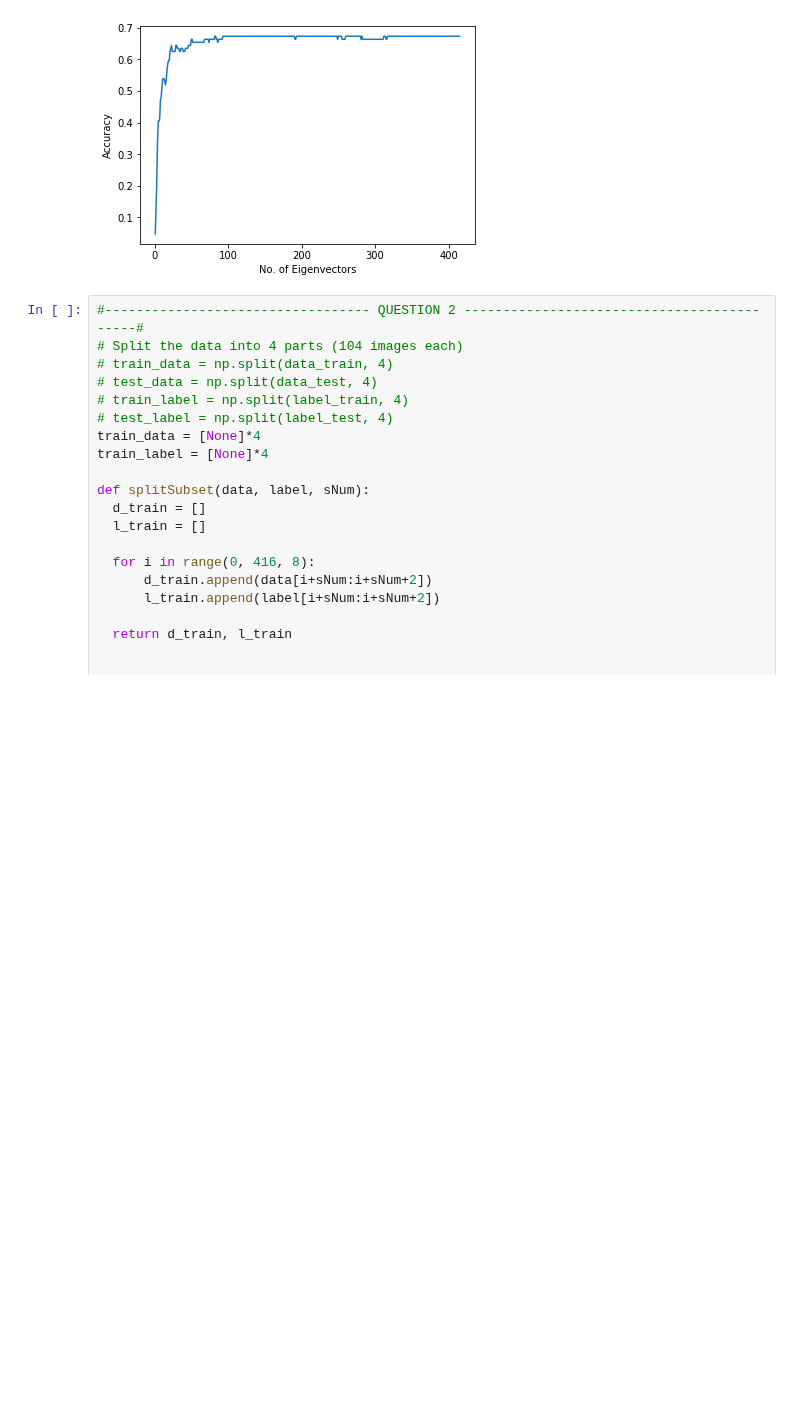
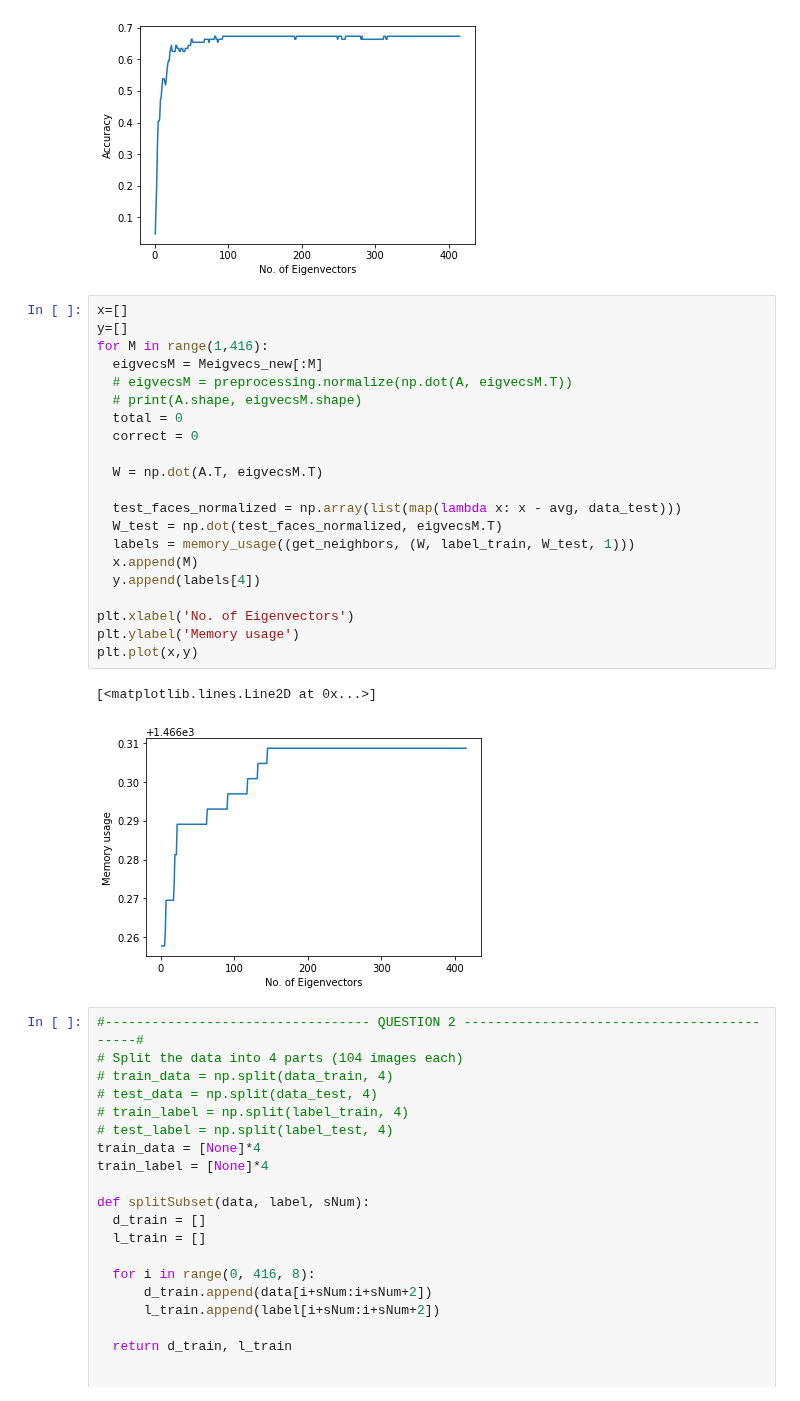
Before and after one commit to pedromonteiro18/Pattern_Recognition, a Jupyter notebook: Coursework.ipynb, the cells around one changed output. Saved outputs shown, nothing was run; the diff lists cells and outputs as text; blank space fills up the shorter version.

```diff
--- a/Coursework.ipynb
+++ b/Coursework.ipynb
@@ -216,6 +222,30 @@ plt.plot(x,y)
 # %% [output]
 [<matplotlib.lines.Line2D at 0x...>]
 [figure]
+# %%
+x=[]
+y=[]
+for M in range(1,416):
+  eigvecsM = Meigvecs_new[:M]
+  # eigvecsM = preprocessing.normalize(np.dot(A, eigvecsM.T))
+  # print(A.shape, eigvecsM.shape)
+  total = 0
+  correct = 0
+
+  W = np.dot(A.T, eigvecsM.T)
+
+  test_faces_normalized = np.array(list(map(lambda x: x - avg, data_test)))
+  W_test = np.dot(test_faces_normalized, eigvecsM.T)
+  labels = memory_usage((get_neighbors, (W, label_train, W_test, 1)))
+  x.append(M)
+  y.append(labels[4])
+
+plt.xlabel('No. of Eigenvectors')
+plt.ylabel('Memory usage')
+plt.plot(x,y)
+# %% [output]
+[<matplotlib.lines.Line2D at 0x...>]
+[figure, added]
 # %%
 #---------------------------------- QUESTION 2 -------------------------------------------#
 # Split the data into 4 parts (104 images each)
```
Also changed, not shown: parts of 11 cells of this notebook.
